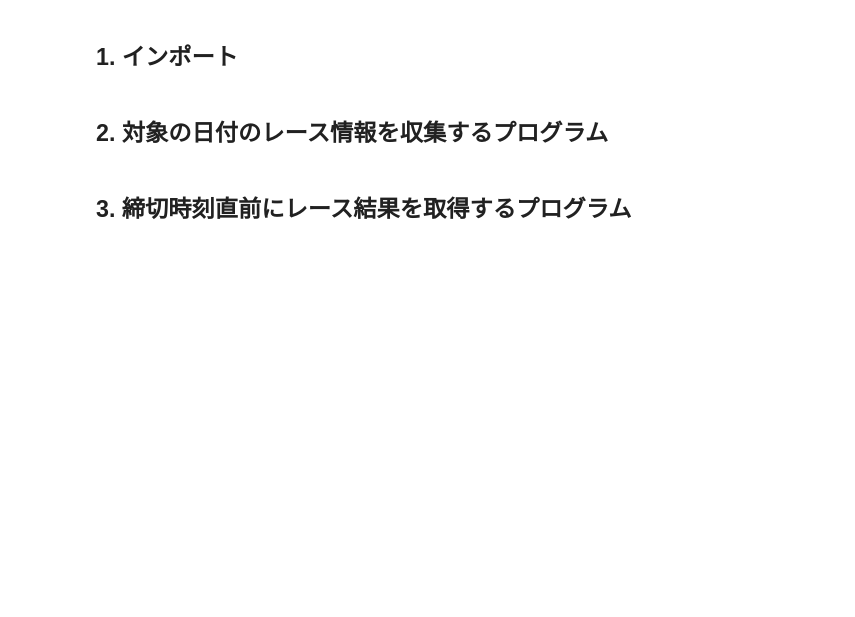
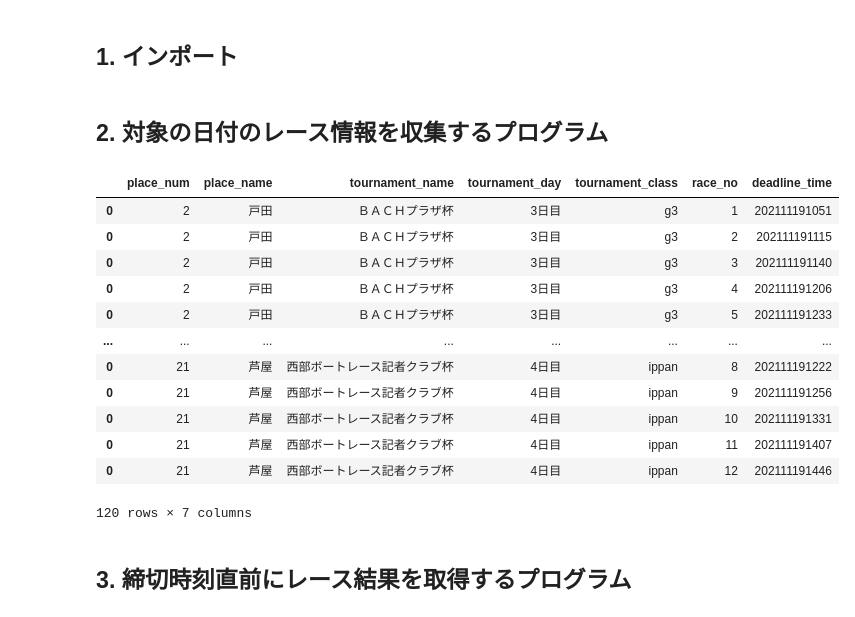
Before and after one commit to tetsuya-yamamoto-ai-learn/BoatRace, a Jupyter notebook: scripts/test_url.ipynb, the cells around one changed output. Cells and saved outputs as stored; diff of their text form; code cells hidden in the pictures; blank space fills up the shorter version.

```diff
--- a/scripts/test_url.ipynb
+++ b/scripts/test_url.ipynb
@@ -66,2 +80,20 @@ todays_race_info
+# %%
+race_info_collector = RaceInfoCollector()
+todays_race_info = race_info_collector.get_race_info()
+todays_race_info
+# %% [output]
+|  | place_num | place_name | tournament_name | tournament_day | tournament_class | race_no | deadline_time |
+| 0 | 2 | 戸田 | ＢＡＣＨプラザ杯 | 3日目 | g3 | 1 | 202111191051 |
+| 0 | 2 | 戸田 | ＢＡＣＨプラザ杯 | 3日目 | g3 | 2 | 202111191115 |
+| 0 | 2 | 戸田 | ＢＡＣＨプラザ杯 | 3日目 | g3 | 3 | 202111191140 |
+| 0 | 2 | 戸田 | ＢＡＣＨプラザ杯 | 3日目 | g3 | 4 | 202111191206 |
+| 0 | 2 | 戸田 | ＢＡＣＨプラザ杯 | 3日目 | g3 | 5 | 202111191233 |
+| ... | ... | ... | ... | ... | ... | ... | ... |
+| 0 | 21 | 芦屋 | 西部ボートレース記者クラブ杯 | 4日目 | ippan | 8 | 202111191222 |
+| 0 | 21 | 芦屋 | 西部ボートレース記者クラブ杯 | 4日目 | ippan | 9 | 202111191256 |
+| 0 | 21 | 芦屋 | 西部ボートレース記者クラブ杯 | 4日目 | ippan | 10 | 202111191331 |
+| 0 | 21 | 芦屋 | 西部ボートレース記者クラブ杯 | 4日目 | ippan | 11 | 202111191407 |
+| 0 | 21 | 芦屋 | 西部ボートレース記者クラブ杯 | 4日目 | ippan | 12 | 202111191446 |
+120 rows × 7 columns
 # %% [markdown]
 ## 3. 締切時刻直前にレース結果を取得するプログラム
```
Also changed, not shown: parts of 7 cells of this notebook.
